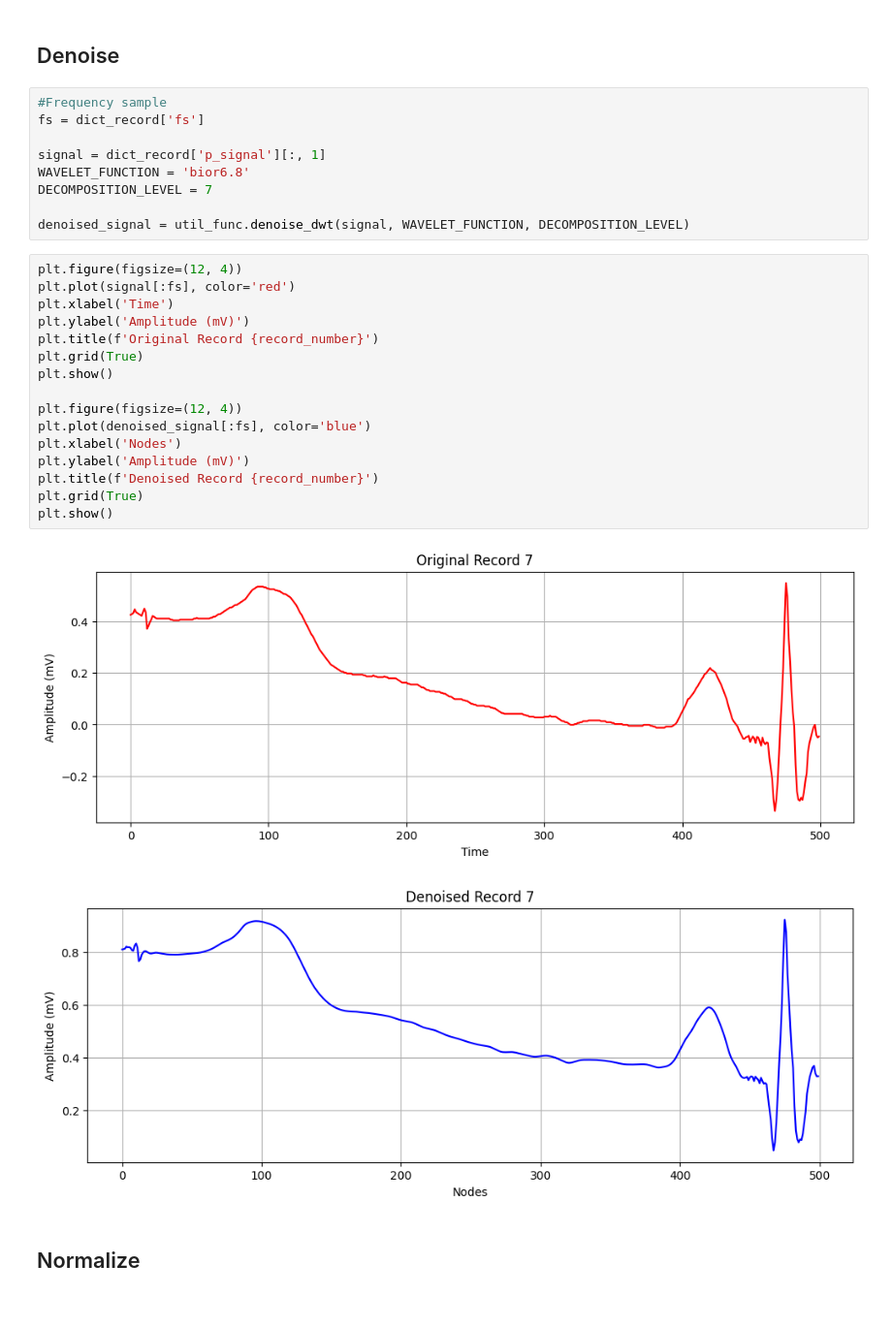
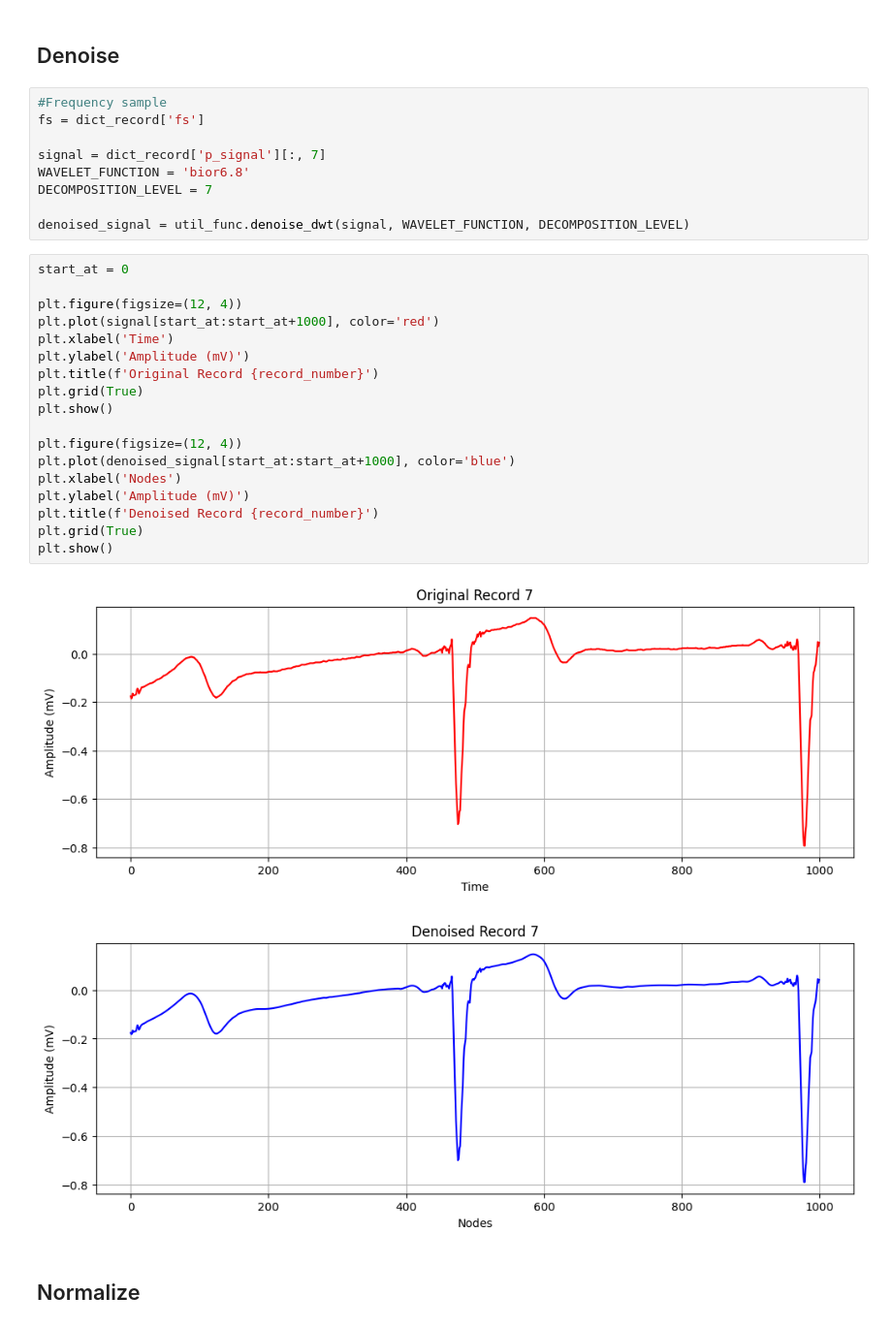
Before and after one commit to rendyisd/ecg-delineation, a Jupyter notebook: main/data_preprocessing.ipynb, the cells around one changed output. Shown at 97% size. Drawn from its saved outputs; the diff is of its cells as text.

```diff
--- a/main/data_preprocessing.ipynb
+++ b/main/data_preprocessing.ipynb
@@ -107,30 +107,32 @@ bpm        bpm         Machine BP beat detections           False
 #Frequency sample
 fs = dict_record['fs']
 
-signal = dict_record['p_signal'][:, 1]
+signal = dict_record['p_signal'][:, 7]
 WAVELET_FUNCTION = 'bior6.8'
 DECOMPOSITION_LEVEL = 7
 
 denoised_signal = util_func.denoise_dwt(signal, WAVELET_FUNCTION, DECOMPOSITION_LEVEL)
 # %%
+start_at = 0
+
 plt.figure(figsize=(12, 4))
-plt.plot(signal[:fs], color='red')
+plt.plot(signal[start_at:start_at+1000], color='red')
 plt.xlabel('Time')
 plt.ylabel('Amplitude (mV)')
 plt.title(f'Original Record {record_number}')
 plt.grid(True)
 plt.show()
 
 plt.figure(figsize=(12, 4))
-plt.plot(denoised_signal[:fs], color='blue')
+plt.plot(denoised_signal[start_at:start_at+1000], color='blue')
 plt.xlabel('Nodes')
 plt.ylabel('Amplitude (mV)')
 plt.title(f'Denoised Record {record_number}')
 plt.grid(True)
 plt.show()
 # %% [output]
-[figure, old version]
+[figure, new version]
-[figure, old version]
+[figure, new version]
 # %% [markdown]
 ## Normalize
 # %% [markdown]
```
Also changed, not shown: parts of 12 cells of this notebook, 14 other files.
